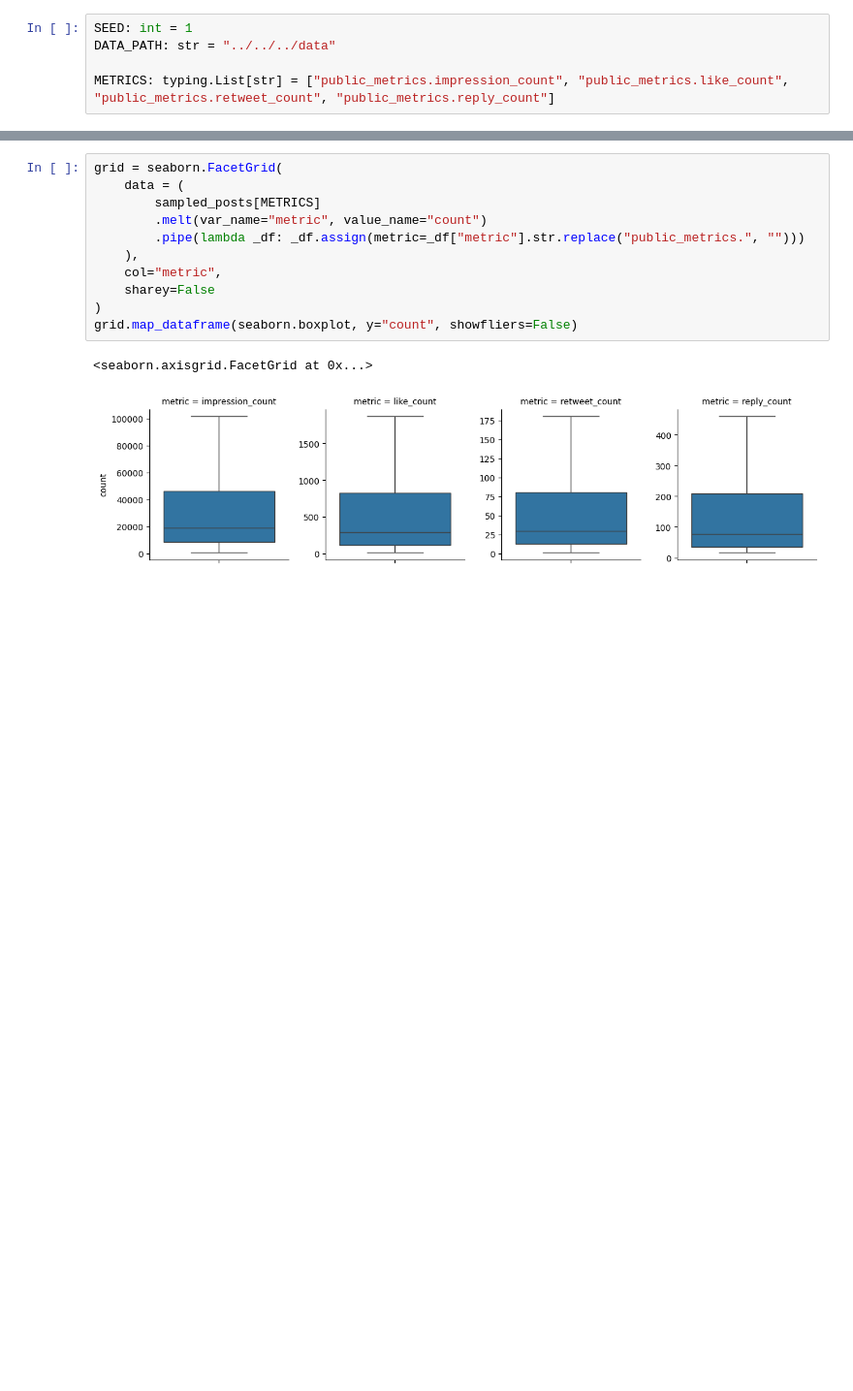
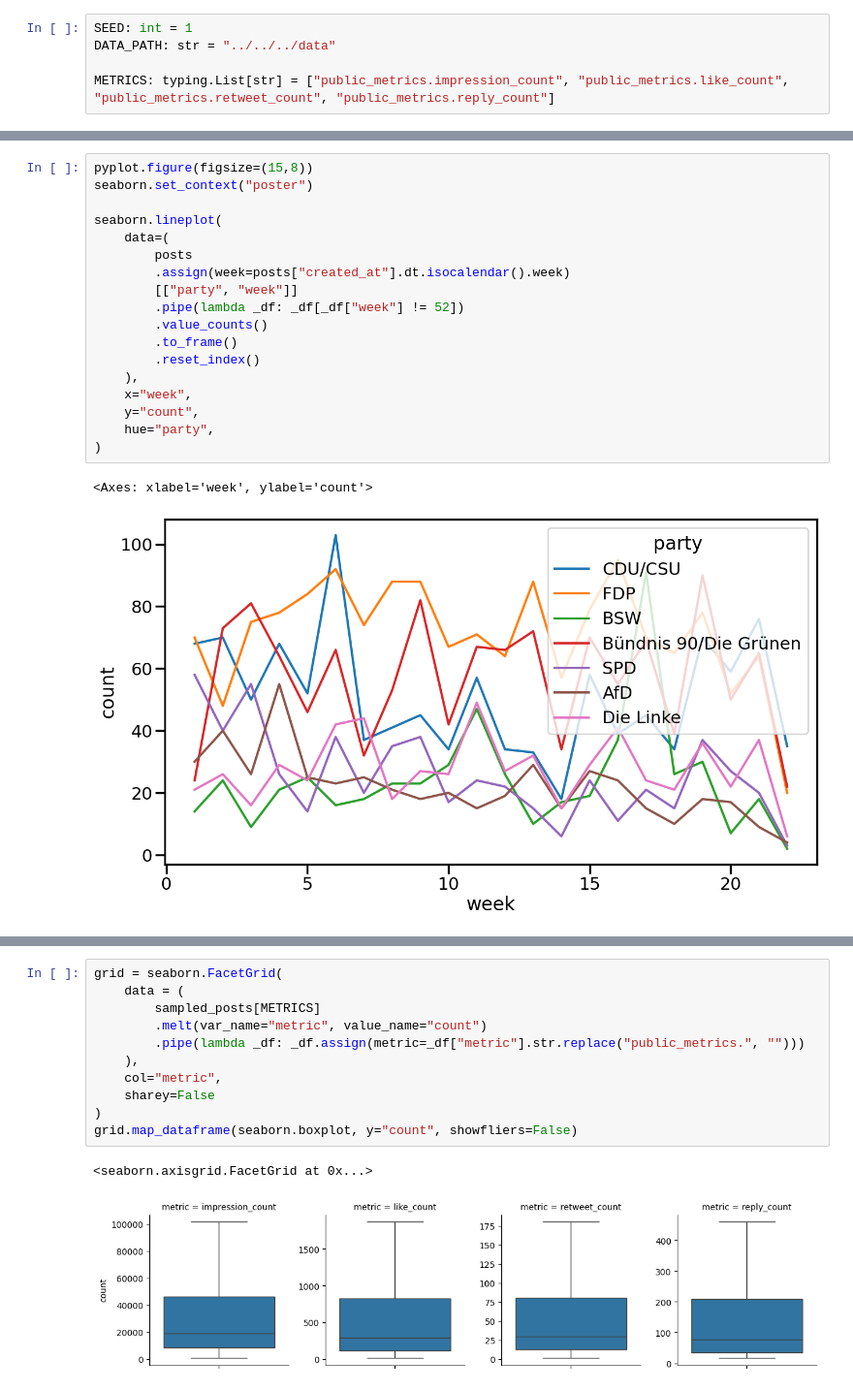
Before and after one commit to cl-trier/TWON-Agents, a Jupyter notebook: pipeline/preparation/de/02--Twitter-Germany-MdBTweets-Processing.ipynb, the cells around one changed output, grey strips where cells are left out. Shown at 97% size. Saved outputs shown, nothing was run; the diff lists cells and outputs as text; blank space fills up the shorter version.

```diff
--- a/pipeline/preparation/de/02--Twitter-Germany-MdBTweets-Processing.ipynb
+++ b/pipeline/preparation/de/02--Twitter-Germany-MdBTweets-Processing.ipynb
@@ -35,3 +42,24 @@ posts
+# %%
+pyplot.figure(figsize=(15,8))
+seaborn.set_context("poster")
+
+seaborn.lineplot(
+    data=(
+        posts
+        .assign(week=posts["created_at"].dt.isocalendar().week)
+        [["party", "week"]]
+        .pipe(lambda _df: _df[_df["week"] != 52])
+        .value_counts()
+        .to_frame()
+        .reset_index()
+    ),
+    x="week",
+    y="count",
+    hue="party",
+)
+# %% [output]
+<Axes: xlabel='week', ylabel='count'>
+[figure, added]
 # %%
 # calculate the distribution of replies
 post_reply_dist: pandas.Series = posts["public_metrics.reply_count"].value_counts().describe(percentiles=[.25, .5, .75, .8, .85, .9, .95])
```
Also changed, not shown: parts of 12 cells of this notebook, 13 other files.
